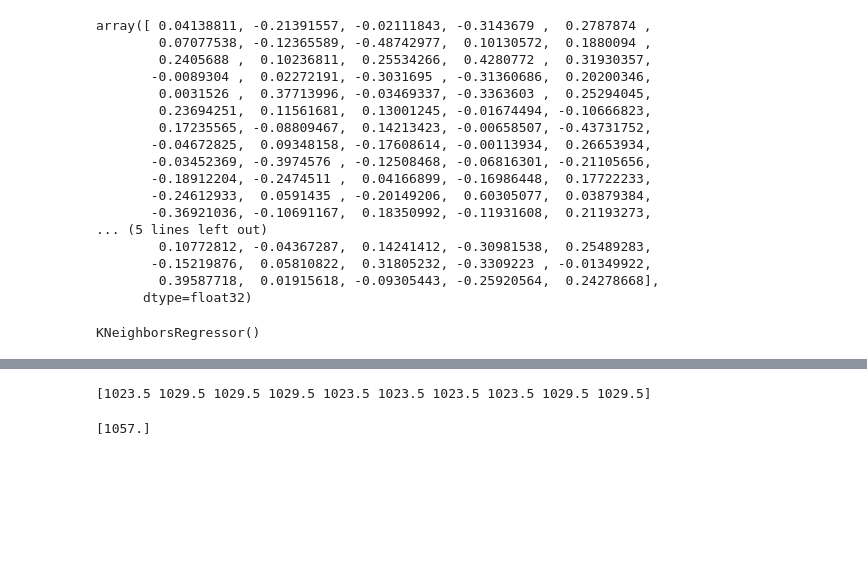
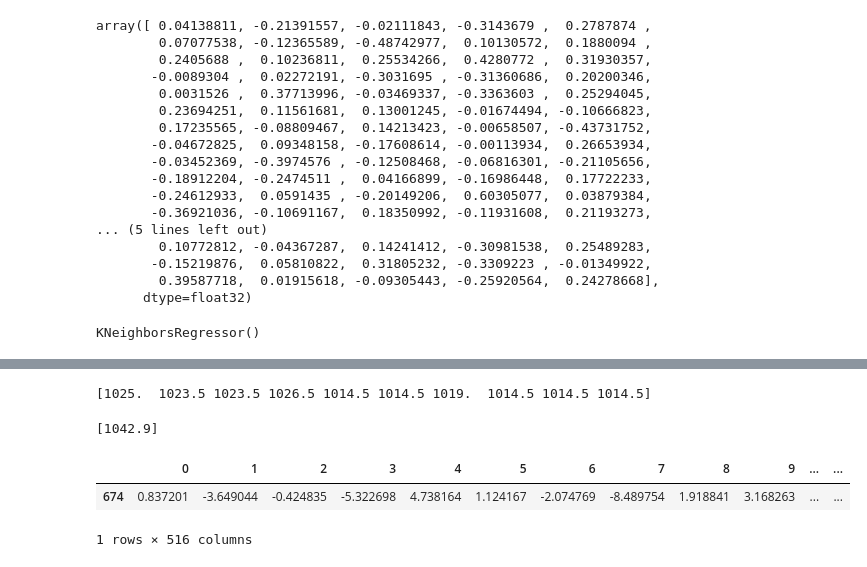
Before and after one commit to Jesper0101/Runskrift, a Jupyter notebook: Machine Learning2/KNN.ipynb, the cells around one changed output, grey strips where cells are left out. Saved outputs shown, nothing was run; the diff lists cells and outputs as text; code cells hidden in the pictures; blank space fills up the shorter version.

```diff
--- a/Machine Learning2/KNN.ipynb
+++ b/Machine Learning2/KNN.ipynb
@@ -138,6 +153,8 @@ for sentence in df_out['translitterering']:
         # Appending the sentence to the dataframe
     W2Vec_data=pd.concat([W2Vec_data,pd.DataFrame([vec_sentence])],ignore_index=True)
 #return(W2Vec_Data)
+# %%
+W2Vec_data = W2Vec_data*6
 # %%
 #create train data
 
@@ -214,7 +231,7 @@ X_pred = X_pred.fillna(0)
 X_pred.columns = X_pred.columns.astype(str)
 print(neigh.predict(X_pred))
 # %% [output]
-[1023.5 1029.5 1029.5 1029.5 1023.5 1023.5 1023.5 1023.5 1029.5 1029.5]
+[1025.  1023.5 1023.5 1026.5 1014.5 1014.5 1019.  1014.5 1014.5 1014.5]
 # %%
 # Ingvars sten is right after Ingvars tåget
 mask = df['translitterering'].str.contains('ikuars', na=False, regex=False) #Öpir Tidkume þegn þikn
@@ -225,4 +242,11 @@ X_pred = X_pred.fillna(0)
 X_pred.columns = X_pred.columns.astype(str)
 print(neigh.predict(X_pred))
 # %% [output]
-[1057.]
+[1042.9]
+# %%
+df[mask]
+X_pred
+# %% [output]
+|  | 0 | 1 | 2 | 3 | 4 | 5 | 6 | 7 | 8 | 9 | ... | ... |
+| 674 | 0.837201 | -3.649044 | -0.424835 | -5.322698 | 4.738164 | 1.124167 | -2.074769 | -8.489754 | 1.918841 | 3.168263 | ... | ... |
+1 rows × 516 columns
```
Also changed, not shown: parts of 3 cells of this notebook.
